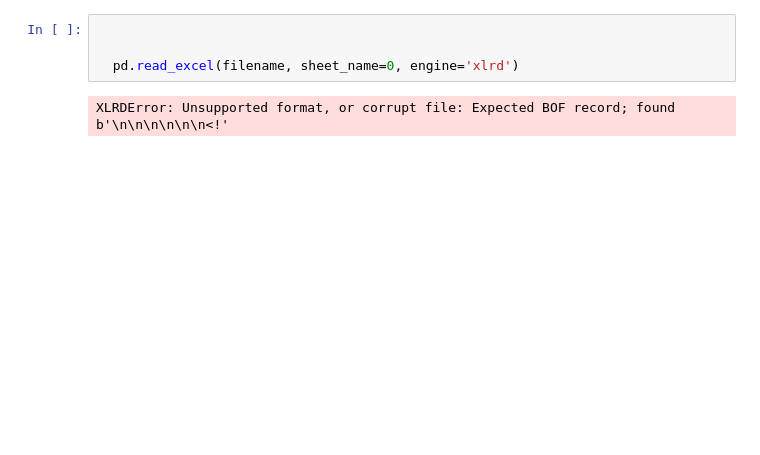
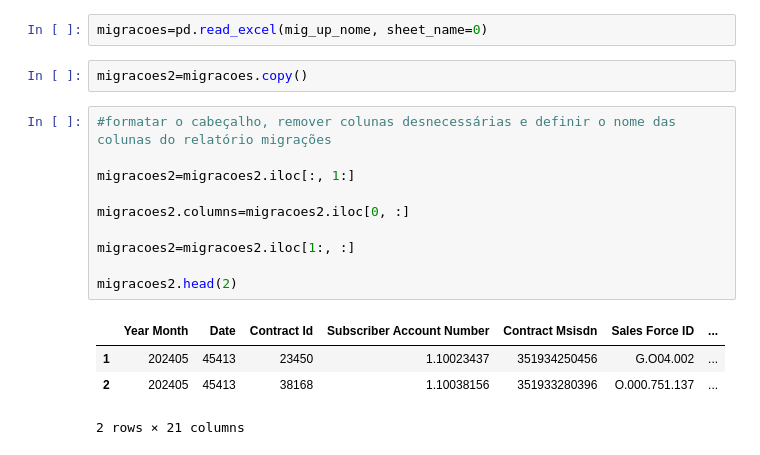
Before and after one commit to josepmatias/ONE, a Jupyter notebook: Untitled5.ipynb, the cells around one changed output. Cells and saved outputs as stored; diff of their text form; blank space fills up the shorter version.

```diff
--- a/Untitled5.ipynb
+++ b/Untitled5.ipynb
@@ -19,6 +24,19 @@ filename = wget.download(url, 'Classificação.xlsx')
 # %%
-
-
-  pd.read_excel(filename, sheet_name=0, engine='xlrd')
+migracoes=pd.read_excel(mig_up_nome, sheet_name=0)
-# %% [output]
-XLRDError: Unsupported format, or corrupt file: Expected BOF record; found b'\n\n\n\n\n\n<!'
+# %%
+migracoes2=migracoes.copy()
+# %%
+#formatar o cabeçalho, remover colunas desnecessárias e definir o nome das colunas do relatório migrações
+
+migracoes2=migracoes2.iloc[:, 1:]
+
+migracoes2.columns=migracoes2.iloc[0, :]
+
+migracoes2=migracoes2.iloc[1:, :]
+
+migracoes2.head(2)
+# %% [output]
+|  | Year Month | Date | Contract Id | Subscriber Account Number | Contract Msisdn | Sales Force ID | ... |
+| 1 | 202405 | 45413 | 23450 | 1.10023437 | 351934250456 | G.O04.002 | ... |
+| 2 | 202405 | 45413 | 38168 | 1.10038156 | 351933280396 | O.000.751.137 | ... |
+2 rows × 21 columns
```
Also changed, not shown: parts of 9 cells of this notebook.
